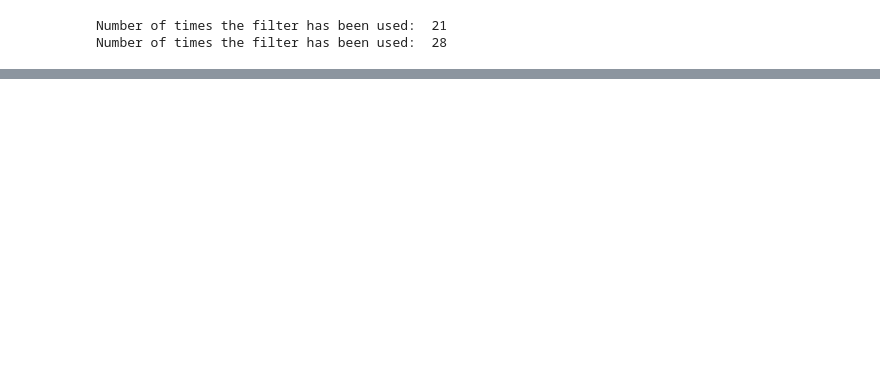
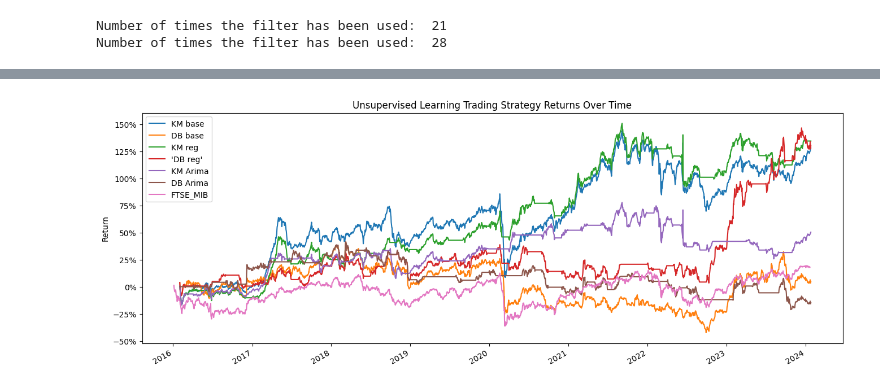
Before and after one commit to francesco-source/Portfolio-Optimization-via-Machine-Learning-Models, a Jupyter notebook: Italian_market.ipynb, the cells around one changed output, grey strips where cells are left out. Cells and saved outputs as stored; diff of their text form; code cells hidden in the pictures; blank space fills up the shorter version.

```diff
--- a/Italian_market.ipynb
+++ b/Italian_market.ipynb
@@ -322,7 +430,7 @@ best_rsi_data_M_km_val = data_validation.copy().dropna().groupby('date',
 chosen_stocks_km_val = list_monthly_stocks(best_rsi_data_M_km_val)
 # %%
 best_rsi_data_M_db_val =data_validation.copy().dropna().groupby('date',
-                                                                group_keys = False).apply(lambda df: dbscan_best_rsi(df))
+                                                                group_keys = False).apply(lambda df: dbscan_best_rsi(df,3))
 chosen_stocks_db_val = list_monthly_stocks(best_rsi_data_M_db_val)
 # %%
 stocks_km_val = list(np.unique([s for stocks_list in chosen_stocks_km_val.values() for s in stocks_list]))
@@ -412,5 +520,7 @@ result_validation.columns = ['KM base',
 # %%
-plot_portfolio_cumulative_return(result_training)
+plot_portfolio_cumulative_return(result_validation)
+# %% [output]
+[figure, added]
 # %%
 for return_strategy, name in zip(p_val_results,result_validation.columns):
     print("Results obtained using", name," : ")
```
Also changed, not shown: parts of 23 cells of this notebook, 1 other file.
